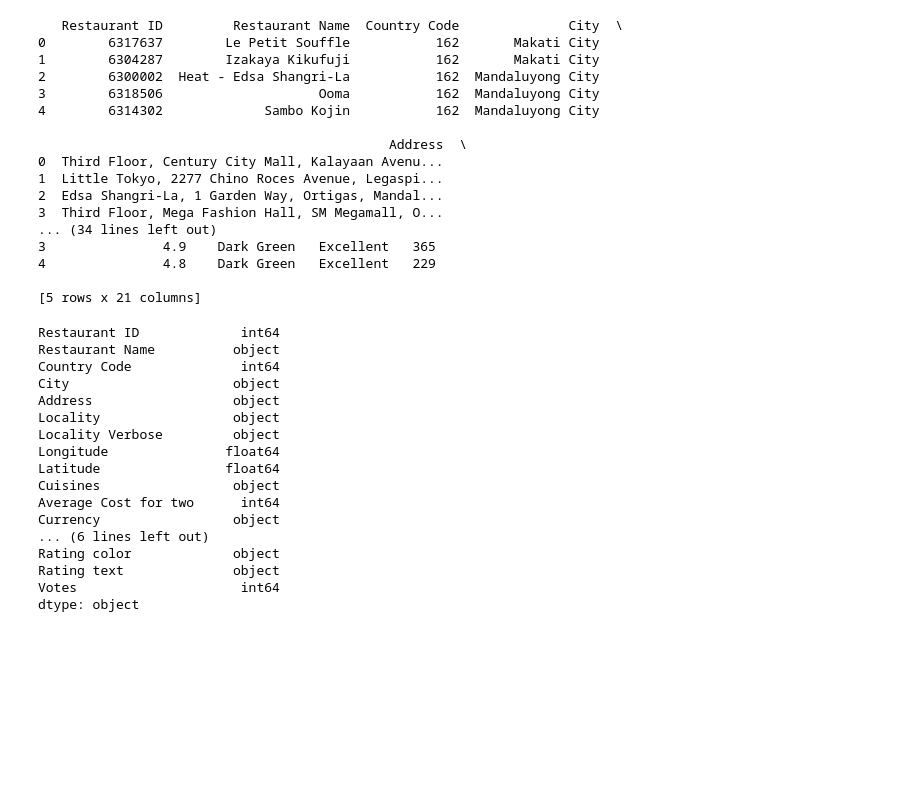
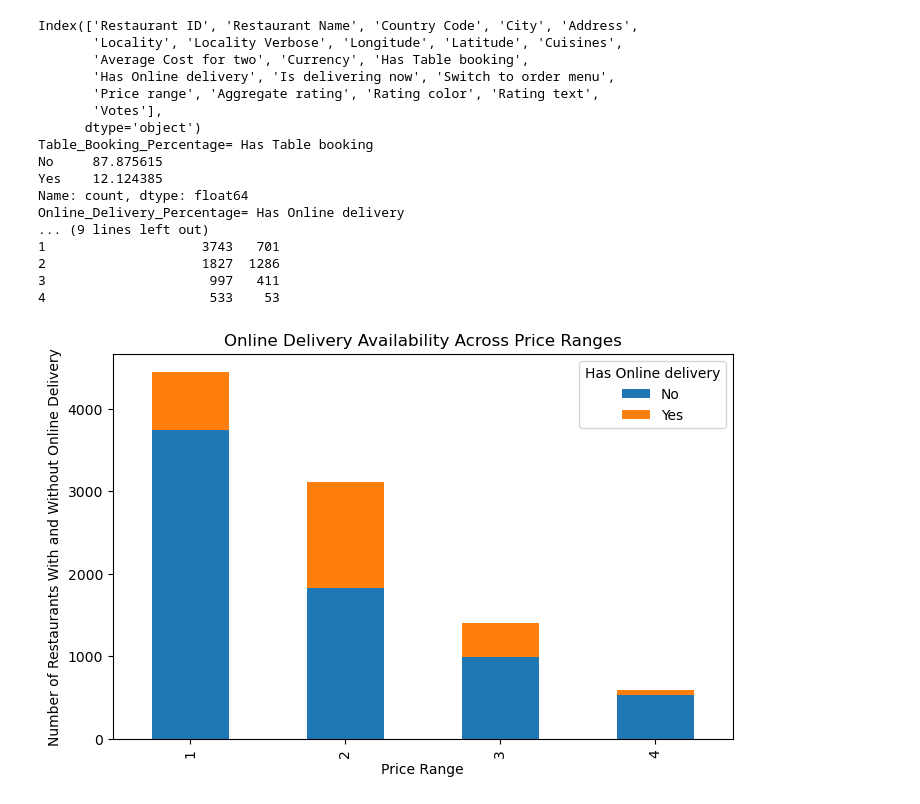
Before and after one commit to Sakshi281204/Cognifyz-Internship, a Jupyter notebook: Level 2/2.1 Task 1.ipynb, the cells around one changed output. Drawn from its saved outputs; the diff is of its cells as text; code cells hidden in the pictures; blank space fills up the shorter version.

```diff
--- a/Level 2/2.1 Task 1.ipynb
+++ b/Level 2/2.1 Task 1.ipynb
@@ -1,44 +1,46 @@
 # %%
 import pandas as pd
 import numpy as np
 import matplotlib.pyplot as plt
 df = pd.read_csv('C:/Users/asus/OneDrive/Desktop/Machine learning/Sakshi Gurule (Data Science)/Dataset .csv')
 head=df.head() # in this I have cheked for the first 5 rows of the dataset
-print(head)
-df.columns
-df.dtypes
+#print(head)
+columns=df.columns # in this I have checked for the Required columns of the dataset like has table booking and has online delivery
+print(columns)
+#Now step 1 is to calculate the percentage of both the columns
+total=len(df)
+Table_Booking_Percentage=(df['Has Table booking'].value_counts()/total)*100
+print('Table_Booking_Percentage=',Table_Booking_Percentage)
+Online_Delivery_Percentage=(df['Has Online delivery'].value_counts()/total)*100
+print('Online_Delivery_Percentage=',Online_Delivery_Percentage)
+#Step 2 Comapre the Averagge Ratings of Restaurants with and without Table Booking
+average_ratings_table_booking=df.groupby('Has Table booking')['Aggregate rating'].mean()
+print(average_ratings_table_booking) # in this i have get the values of average ratings of booking table which is with and withount table booking in the form of yes and no
+#step 3 is to analyze the availability of online delivery among restaurants with different price ranges
+# required columns are Has Online delivery and Price range
+price_range_online_delivery=df.groupby('Price range')['Has Online delivery'].value_counts().unstack() # in this i have grouped price range and Online delivery and by using unstack converted rows in to columns for better undertsnading
+print(price_range_online_delivery)
+price_range_online_delivery.plot(kind='bar',stacked=True,figsize=(8,5))
+plt.title('Online Delivery Availability Across Price Ranges')
+plt.xlabel('Price Range')
+plt.ylabel('Number of Restaurants With and Without Online Delivery')
+plt.show()
 # %% [output]
-   Restaurant ID         Restaurant Name  Country Code              City  \
-0        6317637        Le Petit Souffle           162       Makati City
-1        6304287        Izakaya Kikufuji           162       Makati City
-2        6300002  Heat - Edsa Shangri-La           162  Mandaluyong City
-3        6318506                    Ooma           162  Mandaluyong City
-4        6314302             Sambo Kojin           162  Mandaluyong City
-
-                                             Address  \
-0  Third Floor, Century City Mall, Kalayaan Avenu...
-1  Little Tokyo, 2277 Chino Roces Avenue, Legaspi...
-2  Edsa Shangri-La, 1 Garden Way, Ortigas, Mandal...
-3  Third Floor, Mega Fashion Hall, SM Megamall, O...
-... (34 lines left out)
-3               4.9    Dark Green   Excellent   365
-4               4.8    Dark Green   Excellent   229
-
-[5 rows x 21 columns]
+Index(['Restaurant ID', 'Restaurant Name', 'Country Code', 'City', 'Address',
+       'Locality', 'Locality Verbose', 'Longitude', 'Latitude', 'Cuisines',
+       'Average Cost for two', 'Currency', 'Has Table booking',
+       'Has Online delivery', 'Is delivering now', 'Switch to order menu',
+       'Price range', 'Aggregate rating', 'Rating color', 'Rating text',
+       'Votes'],
+      dtype='object')
+Table_Booking_Percentage= Has Table booking
+No     87.875615
+Yes    12.124385
+Name: count, dtype: float64
+Online_Delivery_Percentage= Has Online delivery
+... (9 lines left out)
+1                    3743   701
+2                    1827  1286
+3                     997   411
+4                     533    53
-Restaurant ID             int64
-Restaurant Name          object
-Country Code              int64
-City                     object
-Address                  object
-Locality                 object
-Locality Verbose         object
-Longitude               float64
-Latitude                float64
-Cuisines                 object
-Average Cost for two      int64
-Currency                 object
-... (6 lines left out)
-Rating color             object
-Rating text              object
-Votes                     int64
-dtype: object
+[figure, added]
```
